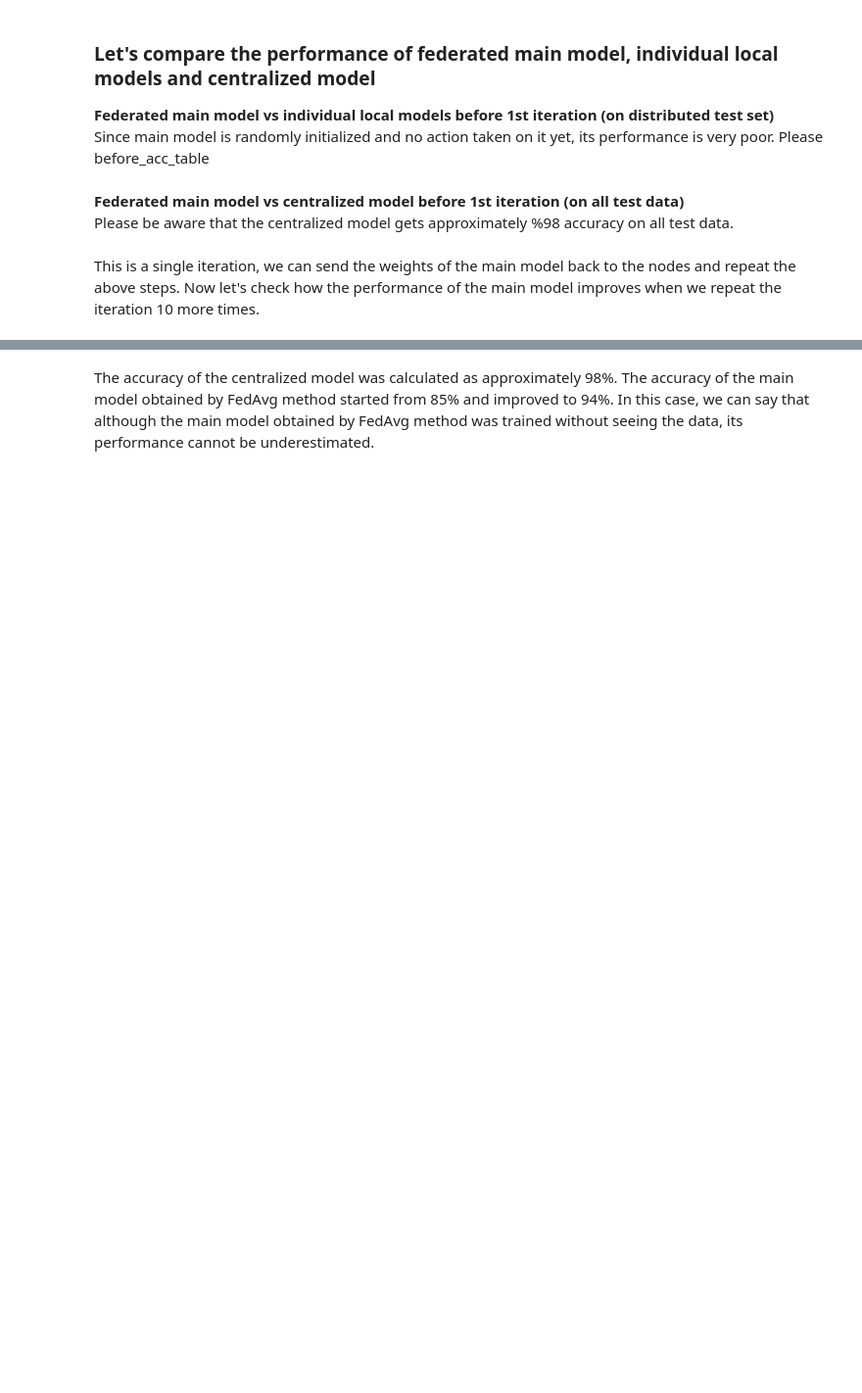
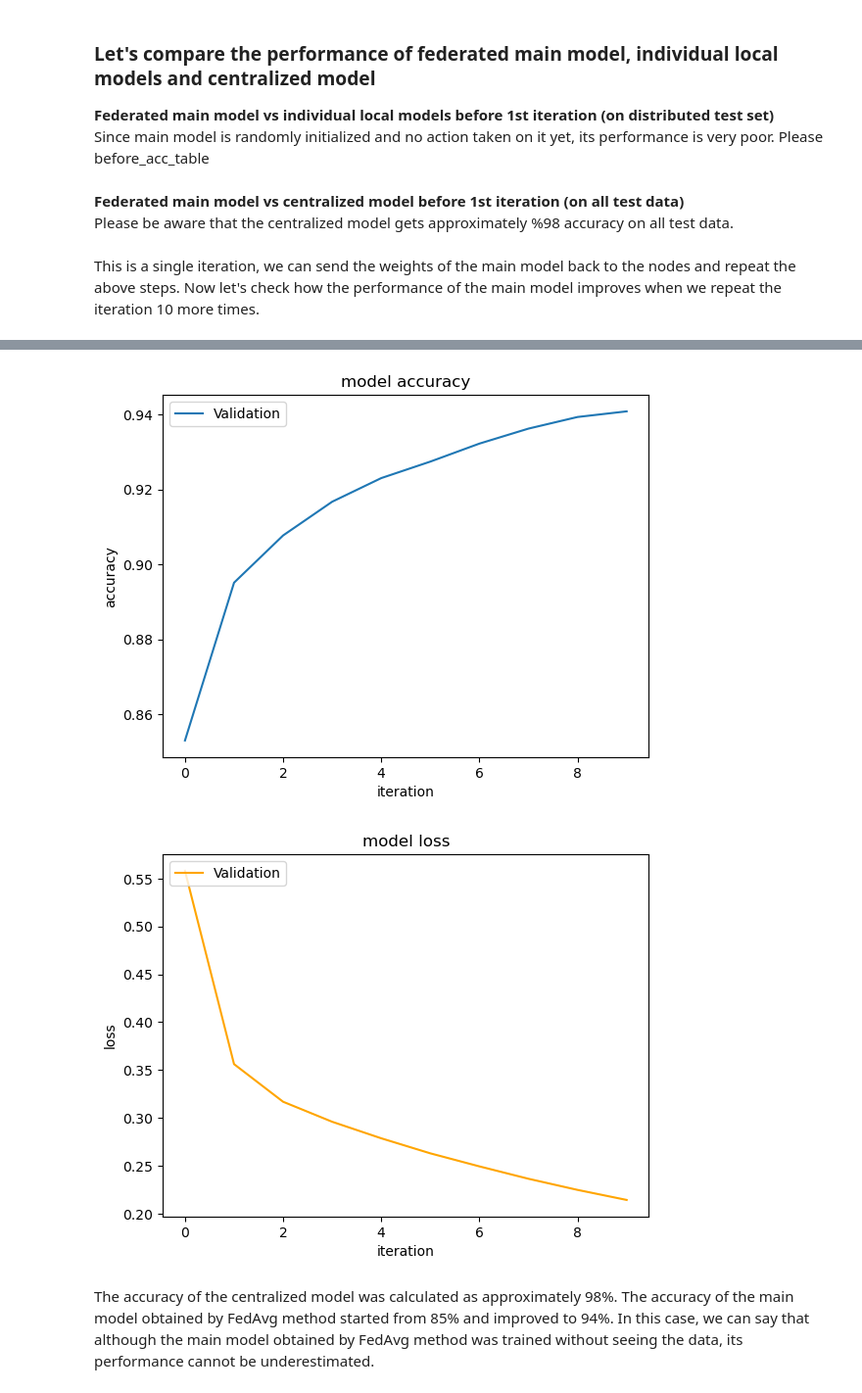
Before and after one commit to yangland/ece_fl_public, a Jupyter notebook: fedavg_mnist_iid_visual.ipynb, the cells around one changed output, grey strips where cells are left out. Shown at 98% size. Cells and saved outputs as stored; diff of their text form; code cells hidden in the pictures; blank space fills up the shorter version.

```diff
--- a/fedavg_mnist_iid_visual.ipynb
+++ b/fedavg_mnist_iid_visual.ipynb
@@ -617,4 +627,4 @@ sample_t
 **Models in the nodes are trained**
 # %%
 # start_train_end_node_process()
-start_train_end_node_process_print_some(number_of_samples, print_amount, sample_t, 1)
+# start_train_end_node_process_print_some(number_of_samples, print_amount, sample_t, 1)
@@ -647,11 +638,11 @@ print(model_dict["model1"].fc2.weight[0,0:5])
 **Federated main model vs individual local models before 1st iteration (on distributed test set)**
 Since main model is randomly initialized and no action taken on it yet, its performance is very poor. Please before_acc_table
 # %%
-before_acc_table=compare_local_and_merged_model_performance(number_of_samples=number_of_samples)
-before_test_loss, before_test_accuracy = validation(main_model, test_dl, main_criterion)
+# before_acc_table=compare_local_and_merged_model_performance(number_of_samples=number_of_samples)
+# before_test_loss, before_test_accuracy = validation(main_model, test_dl, main_criterion)
 
-main_model= set_averaged_weights_as_main_model_weights_and_update_main_model(main_model,model_dict, number_of_samples)
+# main_model= set_averaged_weights_as_main_model_weights_and_update_main_model(main_model,model_dict, number_of_samples)
 
-after_acc_table=compare_local_and_merged_model_performance(number_of_samples=number_of_samples)
-after_test_loss, after_test_accuracy = validation(main_model, test_dl, main_criterion)
+# after_acc_table=compare_local_and_merged_model_performance(number_of_samples=number_of_samples)
+# after_test_loss, after_test_accuracy = validation(main_model, test_dl, main_criterion)
 # %%
@@ -670,10 +661,15 @@ print("Centralized model accuracy on all test data: {:7.4f}".format(central_test
 # %% [markdown]
 This is a single iteration, we can send the weights of the main model back to the nodes and repeat the above steps.
 Now let's check how the performance of the main model improves when we repeat the iteration 10 more times.
+# %%
+test_loss_records = []
+test_accuracy_records = []
 # %%
-for i in range(9):
+for i in range(10):
     model_dict=send_main_model_to_nodes_and_update_model_dict(main_model, model_dict, number_of_samples)
-    start_train_end_node_process_without_print(number_of_samples, sample_t, i+2)
+    start_train_end_node_process_without_print(number_of_samples, sample_t, i+1)
     main_model= set_averaged_weights_as_main_model_weights_and_update_main_model(main_model,model_dict, number_of_samples)
     test_loss, test_accuracy = validation(main_model, test_dl, main_criterion)
-    print("Iteration", str(i+2), ": main_model accuracy on all test data: {:7.4f}".format(test_accuracy))
+    test_loss_records.append(test_loss)
+    test_accuracy_records.append(test_accuracy)
+    print("Iteration", str(i+1), ": main_model accuracy on all test data: {:7.4f}".format(test_accuracy))
@@ -680,3 +701,23 @@ for i in range(9):
+# %%
+## plot lines of loss and accuracy
+
+plt.plot(test_accuracy_records)
+plt.title('model accuracy')
+plt.ylabel('accuracy')
+plt.xlabel('iteration')
+plt.legend(['Validation'], loc='upper left')
+plt.show()
+# summarize history for loss
+
+plt.plot(test_loss_records, color='orange')
+plt.title('model loss')
+plt.ylabel('loss')
+plt.xlabel('iteration')
+plt.legend(['Validation'], loc='upper left')
+plt.show()
+# %% [output]
+[figure, added]
+[figure, added]
 # %% [markdown]
 The accuracy of the centralized model was calculated as approximately 98%. The accuracy of the main model obtained by FedAvg method started from 85% and improved to 94%. In this case, we can say that although the main model obtained by FedAvg method was trained without seeing the data, its performance cannot be underestimated.
 # %%
```
Also changed, not shown: parts of 23 cells of this notebook.
